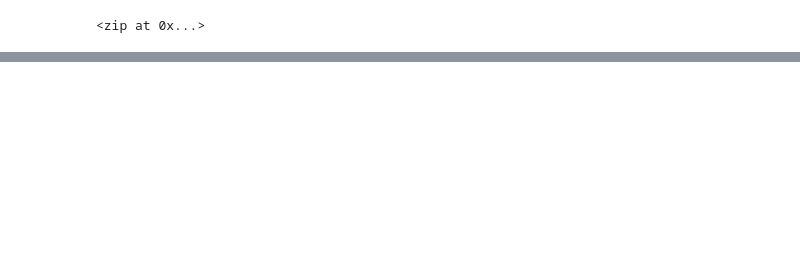
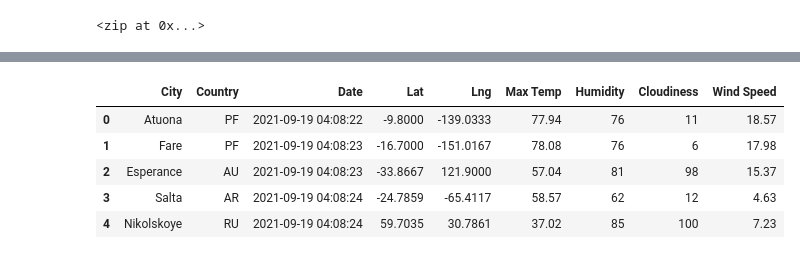
Before and after one commit to YutaiLee/World_Weather_Analysis, a Jupyter notebook: WeatherPy.ipynb, the cells around one changed output, grey strips where cells are left out. Cells and saved outputs as stored; diff of their text form; code cells hidden in the pictures; blank space fills up the shorter version.

```diff
--- a/WeatherPy.ipynb
+++ b/WeatherPy.ipynb
@@ -31,0 +153,11 @@ len(cities)
+# %%
+new_column_order = ["City", "Country", "Date", "Lat", "Lng", "Max Temp","Humidity","Cloudiness","Wind Speed"]
+city_data_df = city_data_df[new_column_order]
+city_data_df.head()
+# %% [output]
+|  | City | Country | Date | Lat | Lng | Max Temp | Humidity | Cloudiness | Wind Speed |
+| 0 | Atuona | PF | 2021-09-19 04:08:22 | -9.8000 | -139.0333 | 77.94 | 76 | 11 | 18.57 |
+| 1 | Fare | PF | 2021-09-19 04:08:23 | -16.7000 | -151.0167 | 78.08 | 76 | 6 | 17.98 |
+| 2 | Esperance | AU | 2021-09-19 04:08:23 | -33.8667 | 121.9000 | 57.04 | 81 | 98 | 15.37 |
+| 3 | Salta | AR | 2021-09-19 04:08:24 | -24.7859 | -65.4117 | 58.57 | 62 | 12 | 4.63 |
+| 4 | Nikolskoye | RU | 2021-09-19 04:08:24 | 59.7035 | 30.7861 | 37.02 | 85 | 100 | 7.23 |
```
Also changed, not shown: parts of 9 cells of this notebook, 3 other files.
